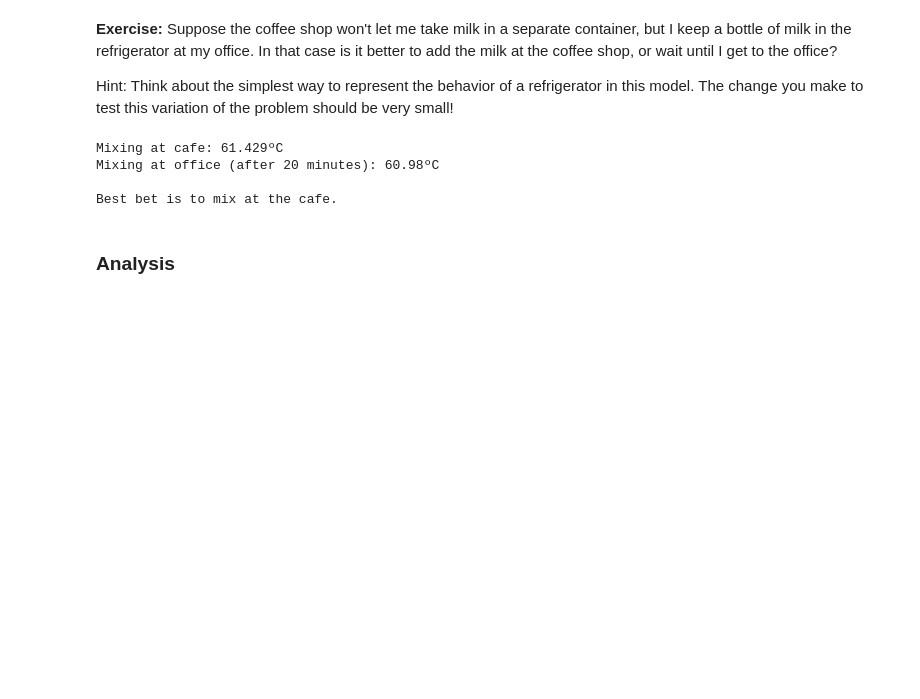
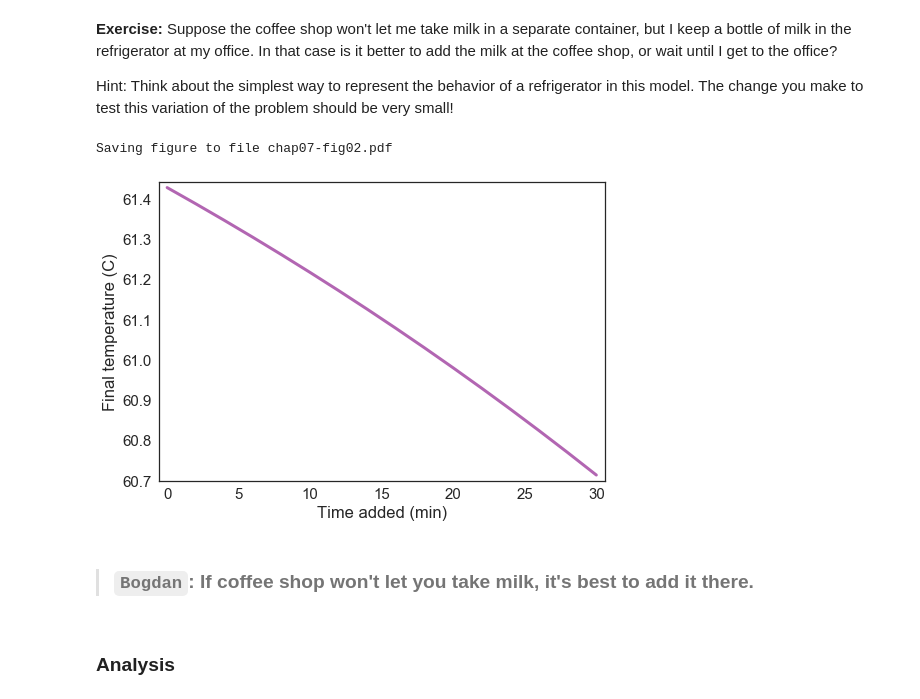
Before and after one commit to Bogidon/ModSimPy, a Jupyter notebook: code/chap07mine.ipynb, the cells around one changed output. Drawn from its saved outputs; the diff is of its cells as text; code cells hidden in the pictures; blank space fills up the shorter version.

```diff
--- a/code/chap07mine.ipynb
+++ b/code/chap07mine.ipynb
@@ -440,32 +430,38 @@ def run_and_mix_fridge(t_add, t_total=30):
 
     returns: final temperature
     """
+    r_milk = 0
+
     coffee = make_system(T_init=90, t_end=t_add,
                          r=r_coffee, volume=300)
     run_simulation(coffee, update)
 
-    milk = make_system(T_init=5,
-                       t_end=t_add,
-                       r=r_milk,
-                       volume=50)
+    milk = make_system(T_init=5, t_end=t_add,
+                       r=r_milk, volume=50)
+    run_simulation(milk, update)
 
     mixture = mix(coffee, milk)
     mixture.t_end = t_total - t_add
     run_simulation(mixture, update)
 
     return final_temp(mixture)
-
-print(f'''
-Mixing at cafe: {run_and_mix(0):.5}ºC
-Mixing at office (after 20 minutes): {run_and_mix_fridge(20, 30):.5}ºC
-
-Best bet is to mix at the cafe.
-''')
-# %% [output]
-Mixing at cafe: 61.429ºC
-Mixing at office (after 20 minutes): 60.98ºC
-
-Best bet is to mix at the cafe.
+# %%
+sweep_fridge = SweepSeries()
+for t_add in linrange(0, 30, 2):
+    temp = run_and_mix_fridge(t_add)
+    sweep_fridge[t_add] = temp
+# %%
+plot(sweep_fridge, color='purple')
+decorate(xlabel='Time added (min)',
+         ylabel='Final temperature (C)',
+         legend=False)
+
+savefig('chap07-fig02.pdf')
+# %% [output]
+Saving figure to file chap07-fig02.pdf
+[figure, added]
+# %% [markdown]
+> ### `Bogdan`: If coffee shop won't let you take milk, it's best to add it there.
 # %% [markdown]
 ### Analysis
 # %% [markdown]
```
Also changed, not shown: parts of 19 cells of this notebook.
